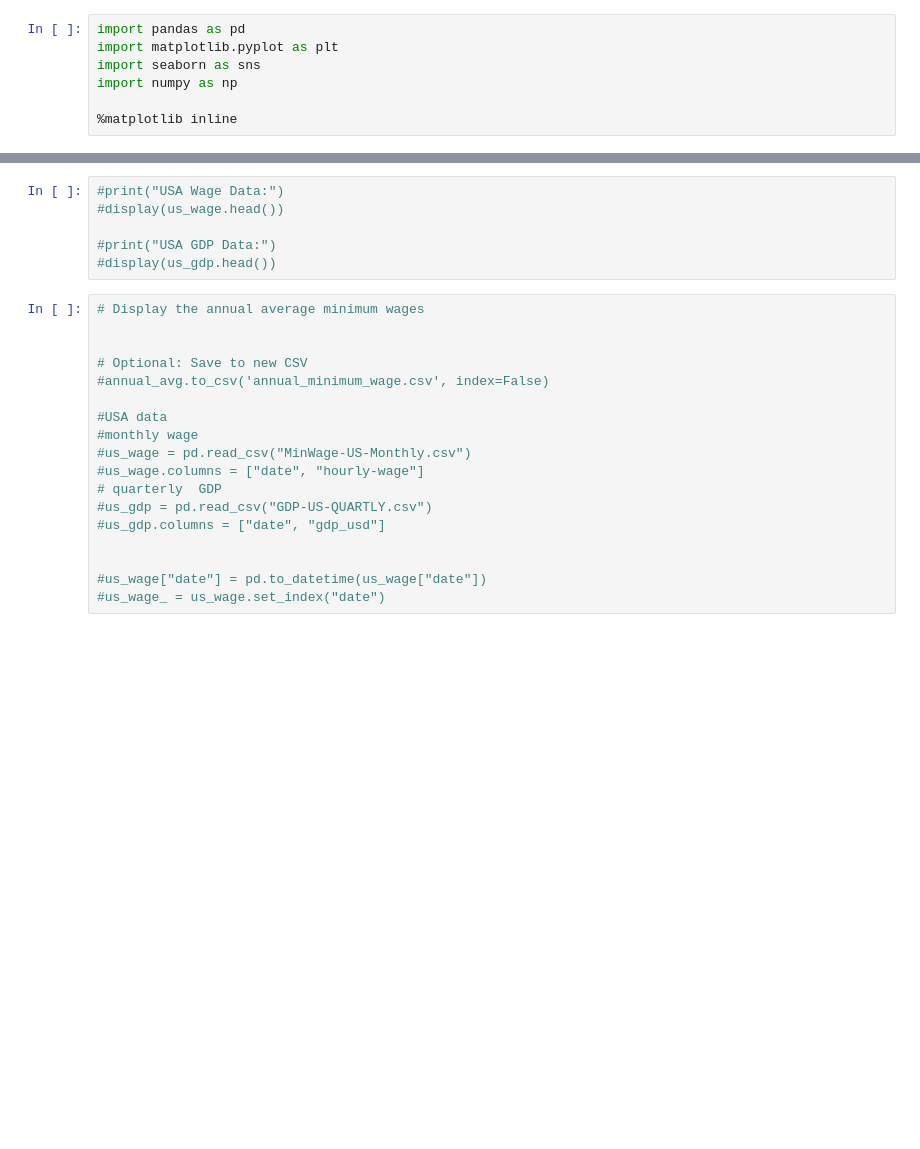
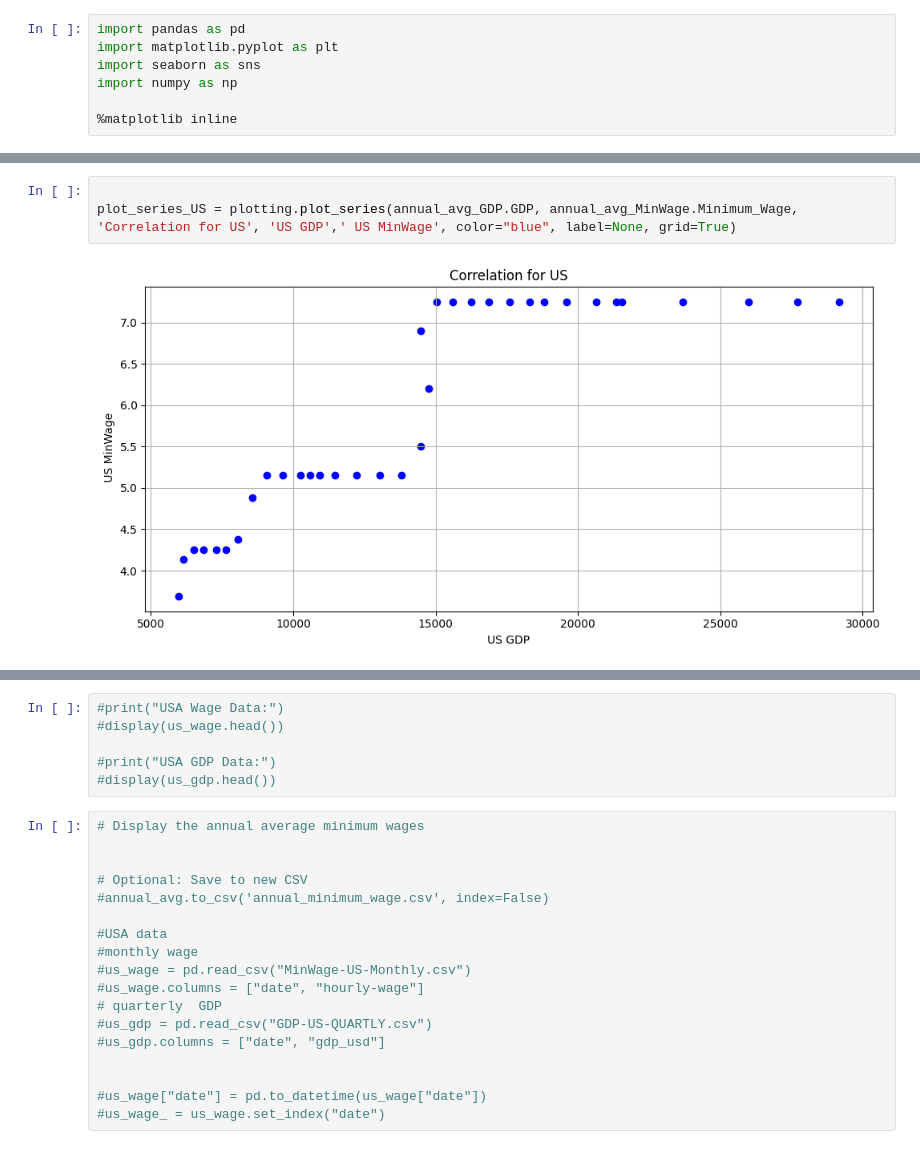
Before and after one commit to Maryem-Harmessi/BonusExercise, a Jupyter notebook: Data/USA/USA-analytics.ipynb, the cells around one changed output, grey strips where cells are left out. Drawn from its saved outputs; the diff is of its cells as text; blank space fills up the shorter version.

```diff
--- a/Data/USA/USA-analytics.ipynb
+++ b/Data/USA/USA-analytics.ipynb
@@ -90,0 +119,5 @@ Correlation between GDP and Minimum wage = 0.8763448148790086, 0.88
+# %%
+
+plot_series_US = plotting.plot_series(annual_avg_GDP.GDP, annual_avg_MinWage.Minimum_Wage, 'Correlation for US', 'US GDP',' US MinWage', color="blue", label=None, grid=True)
+# %% [output]
+[figure, added]
```
Also changed, not shown: parts of 8 cells of this notebook.
